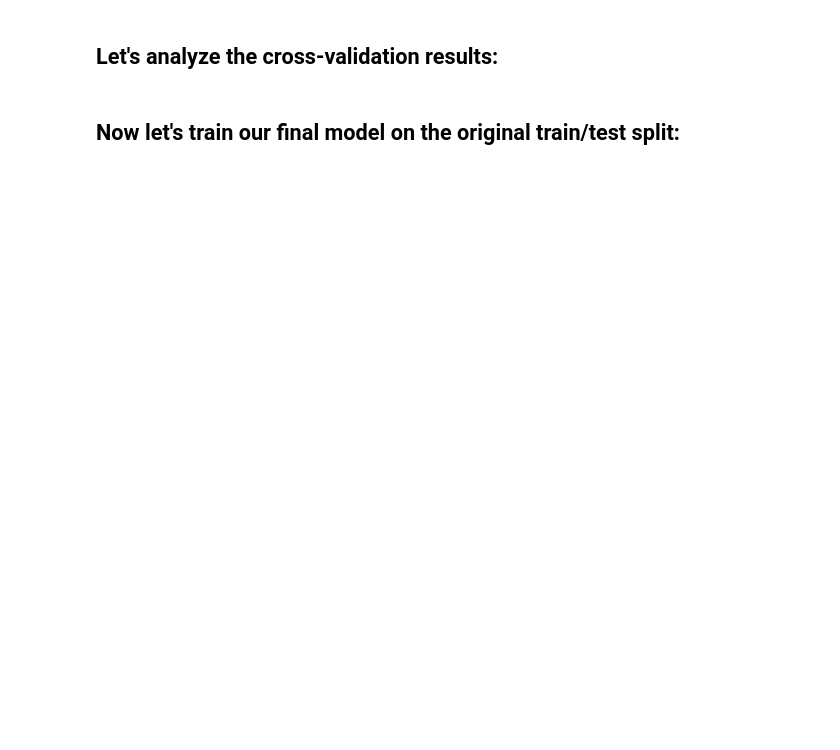
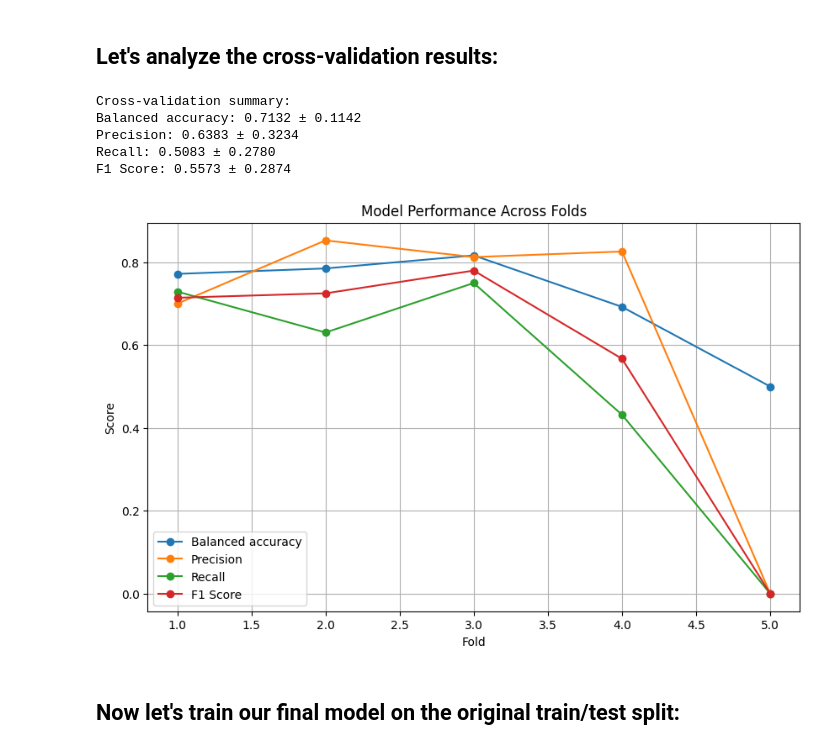
Before and after one commit to badaa002/DAT550-2025---Hyperpartisan-News-Detection-, a Jupyter notebook: notebooks/xlm_roberta.ipynb, the cells around one changed output. Saved outputs shown, nothing was run; the diff lists cells and outputs as text; code cells hidden in the pictures; blank space fills up the shorter version.

```diff
--- a/notebooks/xlm_roberta.ipynb
+++ b/notebooks/xlm_roberta.ipynb
@@ -42,11 +54,12 @@ Kucinich: Reclaiming the money power. Money ( Image by 401(K) 2013 ) Permission
 # %%
 model_name = "xlm-roberta-base"  # or "xlm-roberta-large" for better performance
 tokenizer = XLMRobertaTokenizer.from_pretrained(model_name)
-#model = XLMRobertaForSequenceClassification.from_pretrained(
-#    model_name,
-#    num_labels=2,
-#    #classifier_dropout=0.2
-#)
+config = XLMRobertaConfig.from_pretrained(model_name)
+#config.hidden_dropout_prob = 0.3
+#config.attention_probs_dropout_prob = 0.3
+config.classifier_dropout = 0.3
+config.num_labels = 2
+
 
 class HyperpartisanDataset(Dataset):
     def __init__(self, texts, labels, tokenizer, max_length=512):
@@ -197,6 +235,7 @@ kf = KFold(n_splits=n_splits, shuffle=True, random_state=0)
 BATCH_SIZE = 8
 EPOCHS = 8
 LEARNING_RATE = 2e-5
+PATIENCE = 3
 
 fold_results = []
 
@@ -217,8 +256,9 @@ for fold, (train_idx, val_idx) in enumerate(kf.split(X)):
 
     model = XLMRobertaForSequenceClassification.from_pretrained(
         model_name,
-        num_labels=2
+        config=config,
     ).to(device)
+
 
     optimizer = AdamW(model.parameters(), lr=LEARNING_RATE)
     total_steps = len(train_loader) * EPOCHS
@@ -228,6 +268,10 @@ for fold, (train_idx, val_idx) in enumerate(kf.split(X)):
         num_training_steps=total_steps
     )
 
+    val_accuracies = []
+    best_model_state = None
+    best_epoch = 0
+
     for epoch in range(EPOCHS):
         print(f"\nEpoch {epoch+1}/{EPOCHS}")
 
@@ -236,6 +280,17 @@ for fold, (train_idx, val_idx) in enumerate(kf.split(X)):
 
         print("Validation results:")
         val_results = evaluate(model, val_loader, device)
+        val_accuracies.append(val_results['balanced_accuracy'])
+
+        if val_results['balanced_accuracy'] == max(val_accuracies):
+            best_model_state = model.state_dict().copy()
+            best_epoch = epoch
+
+        # Check for early stopping
+        stop_training, _ = early_stopping(val_accuracies, patience=PATIENCE)
+        if stop_training:
+            print(f"Early stopping triggered! No improvement for 3 epochs. Best epoch was {best_epoch+1}")
+            break
 
     fold_results.append(val_results)
 
@@ -298,30 +355,37 @@ Epoch 5/8
 ## Let's analyze the cross-validation results:
 # %%
 # Analyze cross-validation results
-accuracies = [result['accuracy'] for result in fold_results]
+accuracies = [result['balanced_accuracy'] for result in fold_results]
 precisions = [result['precision'] for result in fold_results]
 recalls = [result['recall'] for result in fold_results]
 f1_scores = [result['f1'] for result in fold_results]
 
 print("\nCross-validation summary:")
-print(f"Accuracy: {np.mean(accuracies):.4f} ± {np.std(accuracies):.4f}")
+print(f"Balanced accuracy: {np.mean(accuracies):.4f} ± {np.std(accuracies):.4f}")
 print(f"Precision: {np.mean(precisions):.4f} ± {np.std(precisions):.4f}")
 print(f"Recall: {np.mean(recalls):.4f} ± {np.std(recalls):.4f}")
 print(f"F1 Score: {np.mean(f1_scores):.4f} ± {np.std(f1_scores):.4f}")
 
 # Visualize metrics across folds
 plt.figure(figsize=(10, 6))
 fold_nums = list(range(1, n_splits + 1))
-plt.plot(fold_nums, accuracies, 'o-', label='Accuracy')
+plt.plot(fold_nums, accuracies, 'o-', label='Balanced accuracy')
 plt.plot(fold_nums, precisions, 'o-', label='Precision')
 plt.plot(fold_nums, recalls, 'o-', label='Recall')
 plt.plot(fold_nums, f1_scores, 'o-', label='F1 Score')
 plt.xlabel('Fold')
 plt.ylabel('Score')
 plt.title('Model Performance Across Folds')
 plt.legend()
 plt.grid(True)
 plt.show()
+# %% [output]
+Cross-validation summary:
+Balanced accuracy: 0.7132 ± 0.1142
+Precision: 0.6383 ± 0.3234
+Recall: 0.5083 ± 0.2780
+F1 Score: 0.5573 ± 0.2874
+[figure, added]
 # %% [markdown]
 ## Now let's train our final model on the original train/test split:
 # %%
```
Also changed, not shown: parts of 6 cells of this notebook.
